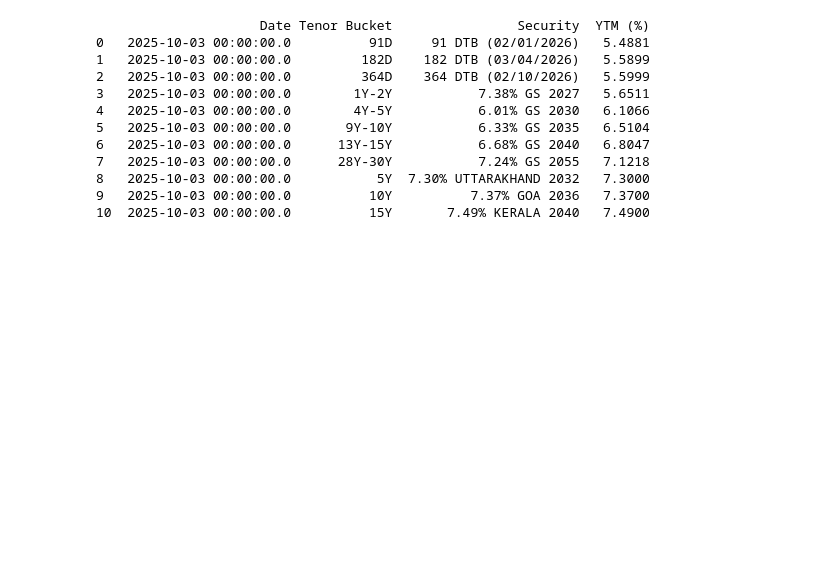
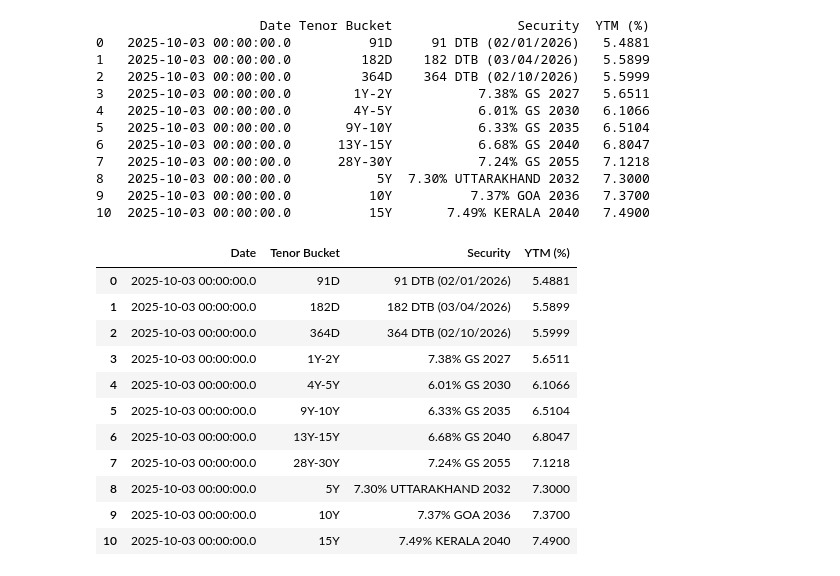
Before and after one commit to adas-quant/mscfe-gwp1-yieldcurve, a Jupyter notebook: notebooks/02_Task2_YieldCurve.ipynb, the cells around one changed output. Saved outputs shown, nothing was run; the diff lists cells and outputs as text; code cells hidden in the pictures; blank space fills up the shorter version.

```diff
--- a/notebooks/02_Task2_YieldCurve.ipynb
+++ b/notebooks/02_Task2_YieldCurve.ipynb
@@ -57,3 +57,26 @@ print(table)
 8   2025-10-03 00:00:00.0           5Y  7.30% UTTARAKHAND 2032   7.3000
 9   2025-10-03 00:00:00.0          10Y          7.37% GOA 2036   7.3700
 10  2025-10-03 00:00:00.0          15Y       7.49% KERALA 2040   7.4900
+# %%
+import pandas as pd
+
+# Load CCIL table
+url = "https://www.ccilindia.com/web/ccil/tenorwise-indicative-yields"
+tables = pd.read_html(url)
+df = tables[0]
+
+# Display raw table
+df.head(15)
+# %% [output]
+|  | Date | Tenor Bucket | Security | YTM (%) |
+| 0 | 2025-10-03 00:00:00.0 | 91D | 91 DTB (02/01/2026) | 5.4881 |
+| 1 | 2025-10-03 00:00:00.0 | 182D | 182 DTB (03/04/2026) | 5.5899 |
+| 2 | 2025-10-03 00:00:00.0 | 364D | 364 DTB (02/10/2026) | 5.5999 |
+| 3 | 2025-10-03 00:00:00.0 | 1Y-2Y | 7.38% GS 2027 | 5.6511 |
+| 4 | 2025-10-03 00:00:00.0 | 4Y-5Y | 6.01% GS 2030 | 6.1066 |
+| 5 | 2025-10-03 00:00:00.0 | 9Y-10Y | 6.33% GS 2035 | 6.5104 |
+| 6 | 2025-10-03 00:00:00.0 | 13Y-15Y | 6.68% GS 2040 | 6.8047 |
+| 7 | 2025-10-03 00:00:00.0 | 28Y-30Y | 7.24% GS 2055 | 7.1218 |
+| 8 | 2025-10-03 00:00:00.0 | 5Y | 7.30% UTTARAKHAND 2032 | 7.3000 |
+| 9 | 2025-10-03 00:00:00.0 | 10Y | 7.37% GOA 2036 | 7.3700 |
+| 10 | 2025-10-03 00:00:00.0 | 15Y | 7.49% KERALA 2040 | 7.4900 |
```
Also changed, not shown: parts of 4 cells of this notebook.
